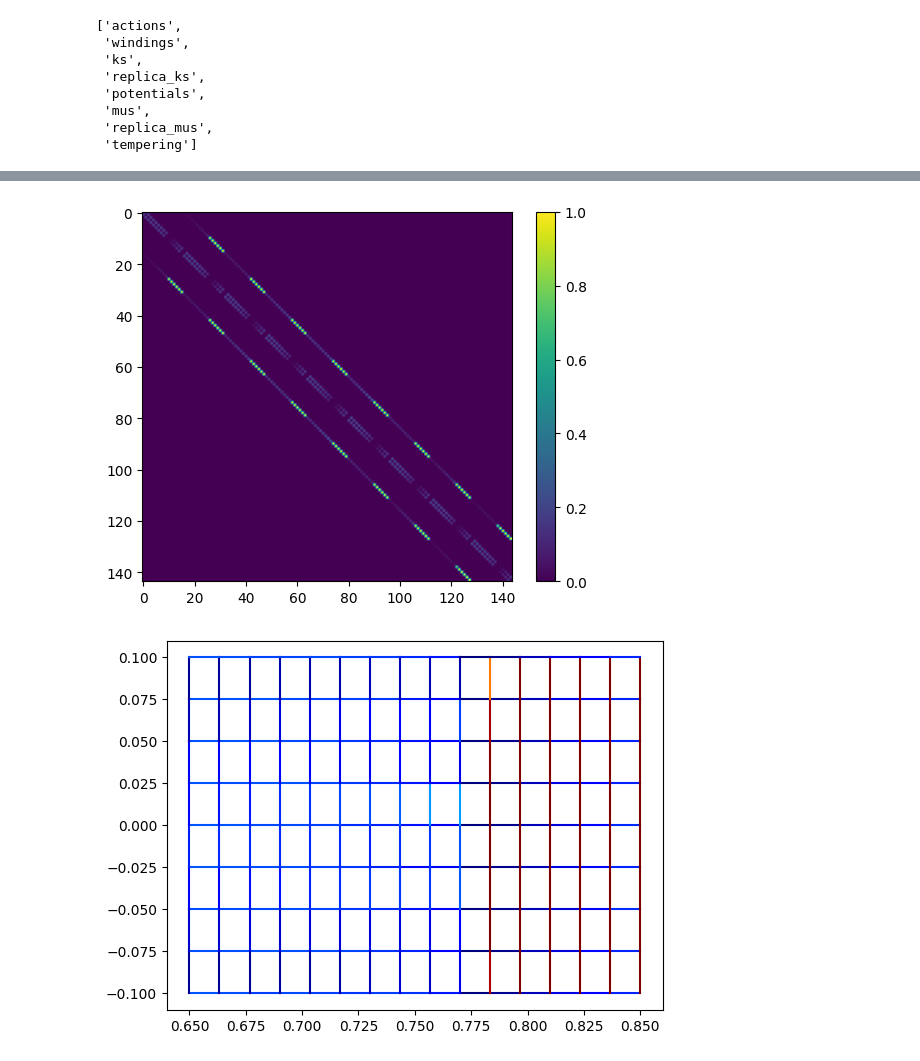
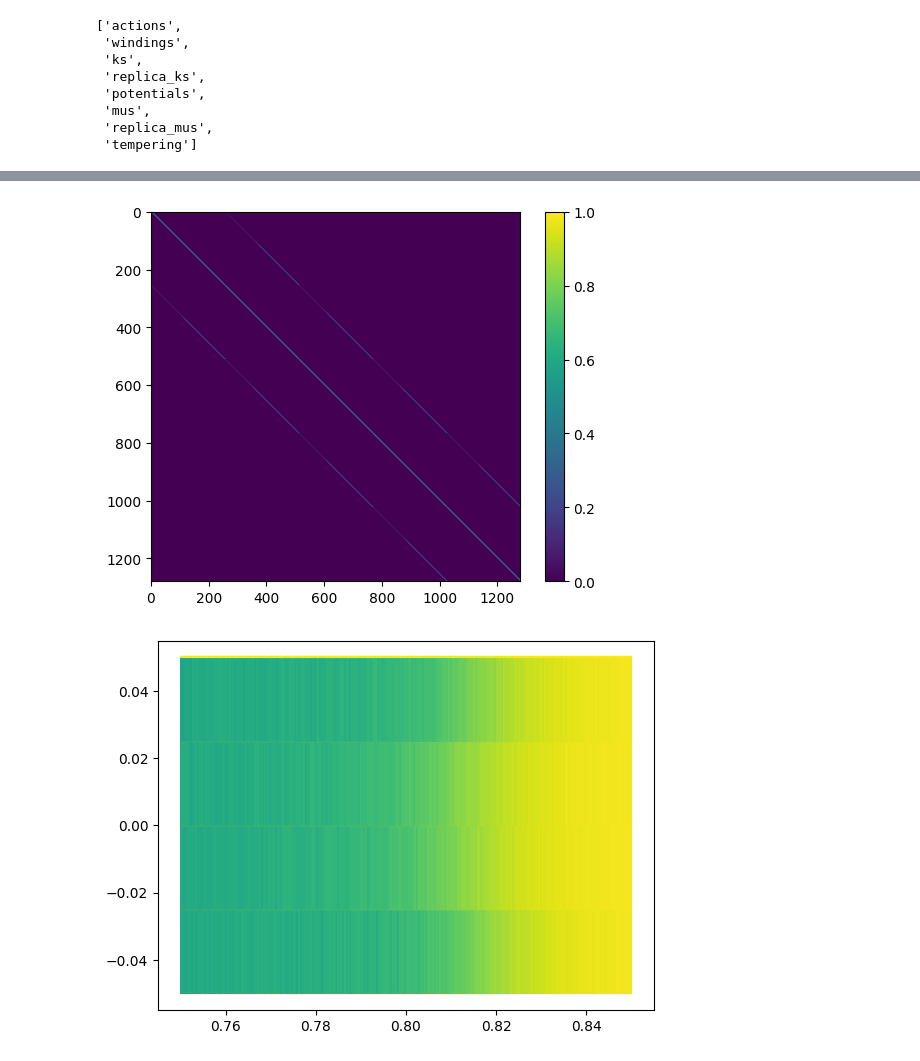
Before and after one commit to Renmusxd/GaugeTheoryRunner, a Jupyter notebook: jupyter/ChemicalPotentialCheck.ipynb, the cells around one changed output, grey strips where cells are left out. Cells and saved outputs as stored; diff of their text form; code cells hidden in the pictures.

```diff
--- a/jupyter/ChemicalPotentialCheck.ipynb
+++ b/jupyter/ChemicalPotentialCheck.ipynb
@@ -3,7 +3,8 @@ import numpy
 from matplotlib import pyplot
 import matplotlib.cm as cm
 # %%
-arr = numpy.load('out-chem.npz')
+# arr = numpy.load('out-chem.npz')
+arr = numpy.load('../L=6/out-k075-k085.npz')
 arr._files
 # %% [output]
 ['actions',
@@ -33,23 +40,23 @@ pyplot.imshow(tempering)
 pyplot.colorbar()
 pyplot.show()
 # %% [output]
-[figure, old version]
+[figure, new version]
 # %%
 ks = arr["ks"]
 mus = arr["mus"]
 
 for i in range(tempering.shape[0]):
     kr = i % ks.shape[0]
     mur = i // ks.shape[0]
 
     if kr + 1 < ks.shape[0]:
         right_index = i+1
-        pyplot.plot([ks[kr], ks[kr+1]], [mus[mur], mus[mur]], c=cm.jet(tempering[i, right_index]))
+        pyplot.plot([ks[kr], ks[kr+1]], [mus[mur], mus[mur]], c=cm.viridis(tempering[i, right_index]))
     if mur + 1 < mus.shape[0]:
         up_index = i+ks.shape[0]
-        pyplot.plot([ks[kr], ks[kr]], [mus[mur], mus[mur+1]], c=cm.jet(tempering[i, up_index]))
+        pyplot.plot([ks[kr], ks[kr]], [mus[mur], mus[mur+1]], c=cm.viridis(tempering[i, up_index]))
 # %% [output]
-[figure, old version]
+[figure, new version]
 # %%
 _ = pyplot.hist(tempering.flatten(), bins=128)
 pyplot.yscale('log')
```
Also changed, not shown: parts of 2 cells of this notebook, 15 other files.
